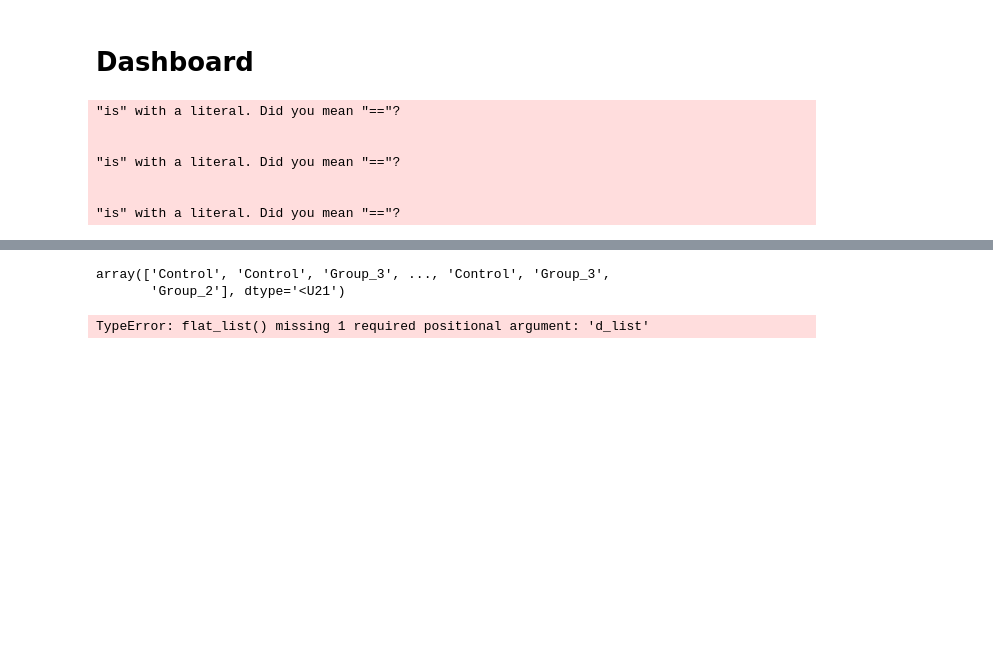
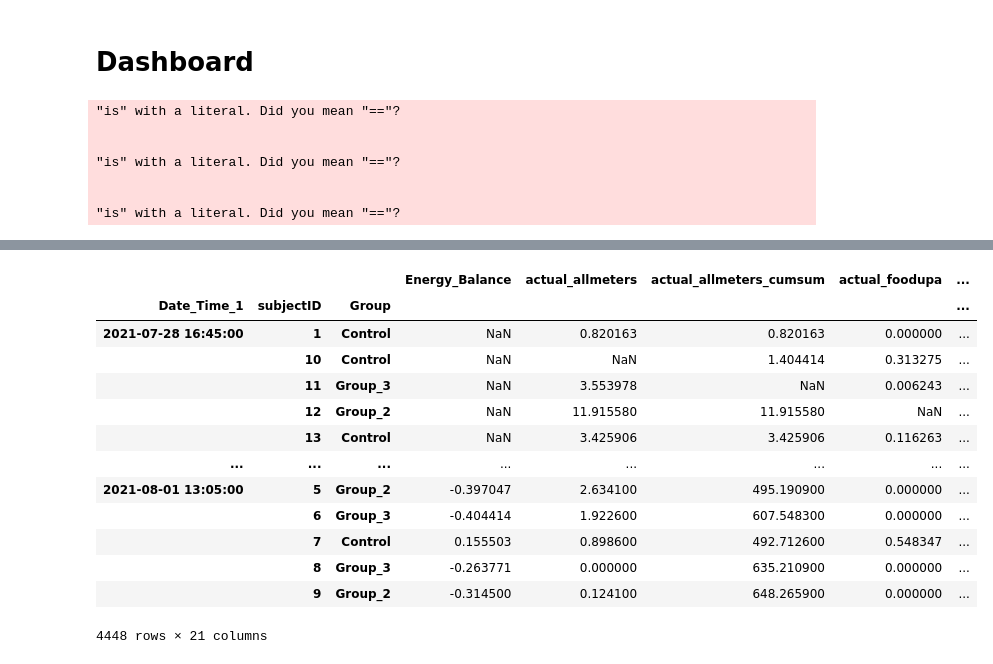
Before and after one commit to barel-mishal/InCal, a Jupyter notebook: in_cal.ipynb, the cells around one changed output, grey strips where cells are left out. Drawn from its saved outputs; the diff is of its cells as text; code cells hidden in the pictures; blank space fills up the shorter version.

```diff
--- a/in_cal.ipynb
+++ b/in_cal.ipynb
@@ -819,19 +790,6 @@ The 'environ['werkzeug.server.shutdown']' function is deprecated and will be rem
 # %%
 # http://127.0.0.1:8024/
 # %%
-def incal_create_groups_column(df, groups_dict, ID_column_name='subjectID', Group_column_name='Group'):
-    # improving this code to be more ganeral
-    categoris = {
-        ID_column_name: groups_dict.values(),
-        Group_column_name: groups_dict.keys()
-    }
-    df.loc[0:, Group_column_name] = df[ID_column_name].astype('int64')
-    df.loc[0:, ID_column_name] = df[ID_column_name].astype('int64')
-    for k, v in groups_dict.items():
-        df.loc[0:, Group_column_name] = df[Group_column_name].replace(v, k)
-    for category in categoris:
-        df.loc[:, category] = df[category]
-
 def get_data(__global_df__, categories_columns_names):
     # need to find solution to the use of global var
     time_series = __global_df__.reset_index(level=categories_columns_names)
@@ -853,16 +811,6 @@ def get_values_level(df, number_or_index_name):
 
 def get_difference_from_list_2(list1, list2):
     return list(set(list1) - set(list2))
-
-def order_categoreis_columns(df, **kargs):
-    '''
-    order_categoreis_columns make sure the group and subjects in the right order. This is for,
-    the statiscal analysis. The groups and the subjects needs to be in order of the expriment design.
-    In order the anova, ancova and anova with interaction to work properly
-
-    '''
-    for col_name, order in kargs.items():
-        df[col_name] = pd.Categorical(df[col_name], ordered=True, categories=flatten(order))
 
 def incal_remove_subjects(df, number_or_index_name, subjects_to_remove):
   subjects = get_values_level(df, number_or_index_name)
@@ -928,9 +876,10 @@ def incal_get_categories_col_from_multiindex(df):
   get_values_values_from_index = df.reset_index(level=levels_names)
   return get_values_values_from_index[levels_names]
 
-def remove_outliers_mixed_df(df, column_ids_name):
+def remove_outliers_mixed_df(features_values, column_ids_values):
+    # sort by id
     sorted_df = sort_data_by_ids(df, column_ids_name)
-    fetuers, ids = slice_df_for_floats_and_category(sorted_df, column_ids_name)
+    # fetuers, ids = slice_df_for_floats_and_category(sorted_df, column_ids_name)
     df_means_and_stds = calc_mean_and_std_for_df_by_ids(fetuers, ids[column_ids_name])
     number_of_ids = len(ids[column_ids_name].unique())
     fetuers_columns = fetuers.columns
@@ -1011,10 +975,0 @@ incal_format = incal_format.set_index(['Date_Time_1', 'subjectID', 'Group']).cop
-# %%
-values
-# %% [output]
-array(['Control', 'Control', 'Group_3', ..., 'Control', 'Group_3',
-       'Group_2'], dtype='<U21')
-# %%
-analysis_format_indexed.index.get_level_values(1)
-flat_list()
-# %% [output]
-TypeError: flat_list() missing 1 required positional argument: 'd_list'
@@ -1020,0 +979,26 @@ TypeError: flat_list() missing 1 required positional argument: 'd_list'
+# %%
+levels_ids, levels_uniques = levels_as_ids.factorize()
+columns_names = _get_columns_names_list(incal_formated_df)
+id_level = levels_uniques[0]
+id_column = columns_names[2]
+
+# remove specific value
+def remove_specific_value_at(df, list_of_level_id_with_column_id):
+  for level,  column in list_of_level_id_with_column_id:
+    incal_formated_df.at[level, column] = np.nan
+remove_specific_value_at(df, [id_level, id_column])
+# %% [output]
+|  |  |  | Energy_Balance | actual_allmeters | actual_allmeters_cumsum | actual_foodupa | ... |
+| Date_Time_1 | subjectID | Group |  |  |  |  | ... |
+| 2021-07-28 16:45:00 | 1 | Control | NaN | 0.820163 | 0.820163 | 0.000000 | ... |
+|  | 10 | Control | NaN | NaN | 1.404414 | 0.313275 | ... |
+|  | 11 | Group_3 | NaN | 3.553978 | NaN | 0.006243 | ... |
+|  | 12 | Group_2 | NaN | 11.915580 | 11.915580 | NaN | ... |
+|  | 13 | Control | NaN | 3.425906 | 3.425906 | 0.116263 | ... |
+| ... | ... | ... | ... | ... | ... | ... | ... |
+| 2021-08-01 13:05:00 | 5 | Group_2 | -0.397047 | 2.634100 | 495.190900 | 0.000000 | ... |
+|  | 6 | Group_3 | -0.404414 | 1.922600 | 607.548300 | 0.000000 | ... |
+|  | 7 | Control | 0.155503 | 0.898600 | 492.712600 | 0.548347 | ... |
+|  | 8 | Group_3 | -0.263771 | 0.000000 | 635.210900 | 0.000000 | ... |
+|  | 9 | Group_2 | -0.314500 | 0.124100 | 648.265900 | 0.000000 | ... |
+4448 rows × 21 columns
```
Also changed, not shown: parts of 8 cells of this notebook.
